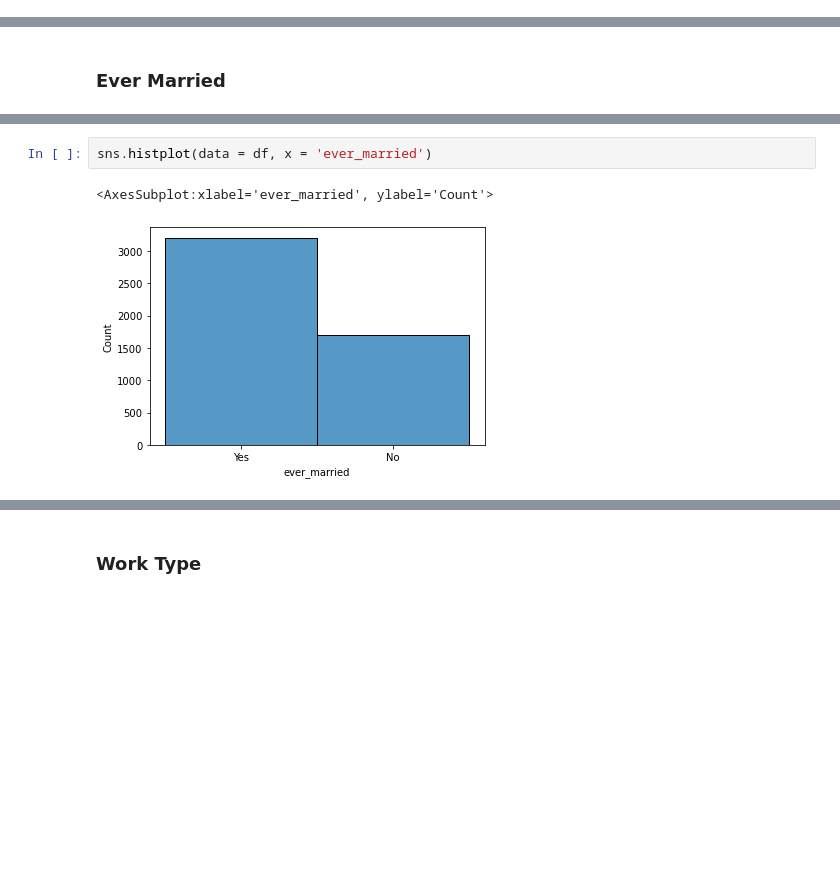
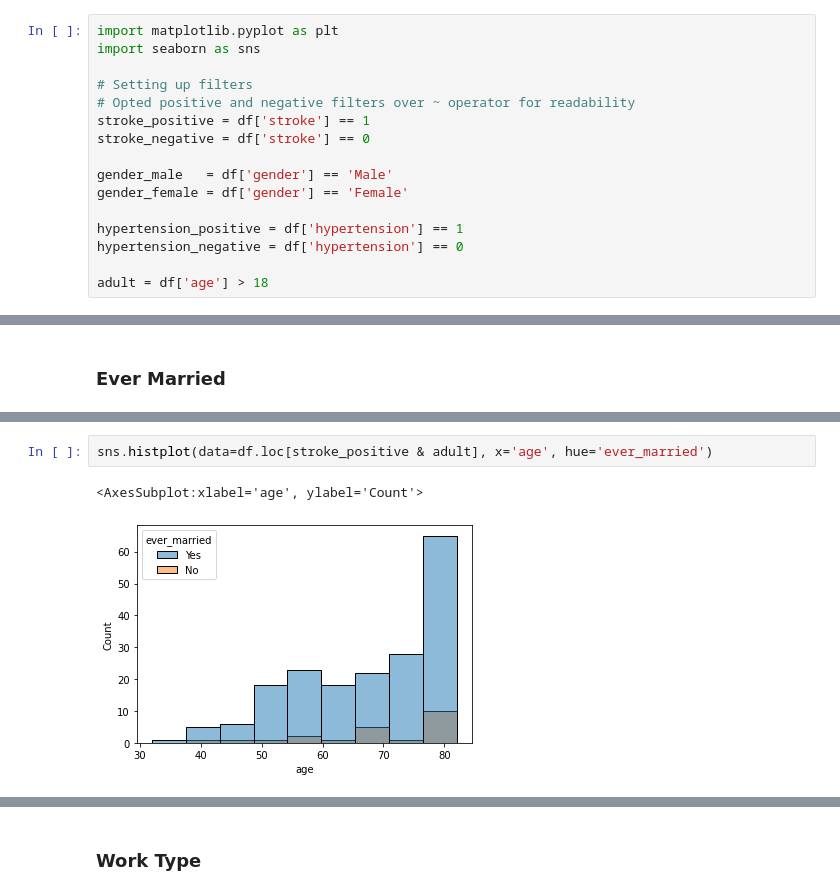
Before and after one commit to alexander-billings/stroke_prediction, a Jupyter notebook: Stroke_Prediction.ipynb, the cells around one changed output, grey strips where cells are left out. Saved outputs shown, nothing was run; the diff lists cells and outputs as text; blank space fills up the shorter version.

```diff
--- a/Stroke_Prediction.ipynb
+++ b/Stroke_Prediction.ipynb
@@ -145,0 +146,16 @@ Index(['gender', 'age', 'hypertension', 'heart_disease', 'ever_married',
+# %%
+import matplotlib.pyplot as plt
+import seaborn as sns
+
+# Setting up filters
+# Opted positive and negative filters over ~ operator for readability
+stroke_positive = df['stroke'] == 1
+stroke_negative = df['stroke'] == 0
+
+gender_male   = df['gender'] == 'Male'
+gender_female = df['gender'] == 'Female'
+
+hypertension_positive = df['hypertension'] == 1
+hypertension_negative = df['hypertension'] == 0
+
+adult = df['age'] > 18
@@ -182,5 +295,5 @@ sns.histplot(data = df, x = 'heart_disease')
 # %%
-sns.histplot(data = df, x = 'ever_married')
+sns.histplot(data=df.loc[stroke_positive & adult], x='age', hue='ever_married')
 # %% [output]
-<AxesSubplot:xlabel='ever_married', ylabel='Count'>
+<AxesSubplot:xlabel='age', ylabel='Count'>
-[figure, old version]
+[figure, new version]
```
Also changed, not shown: parts of 33 cells of this notebook.
